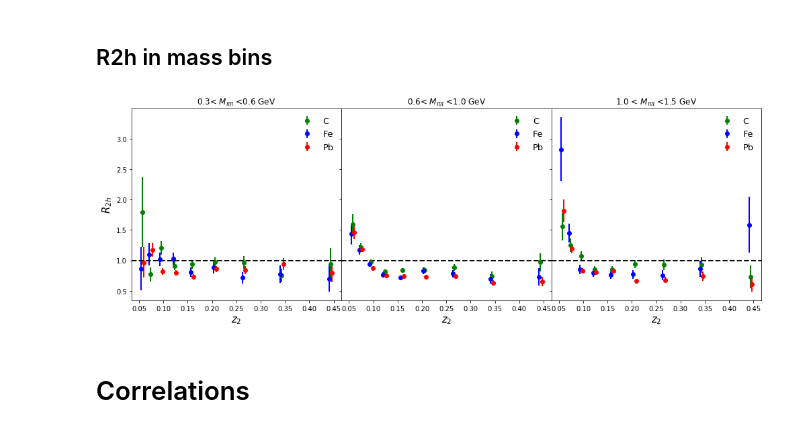
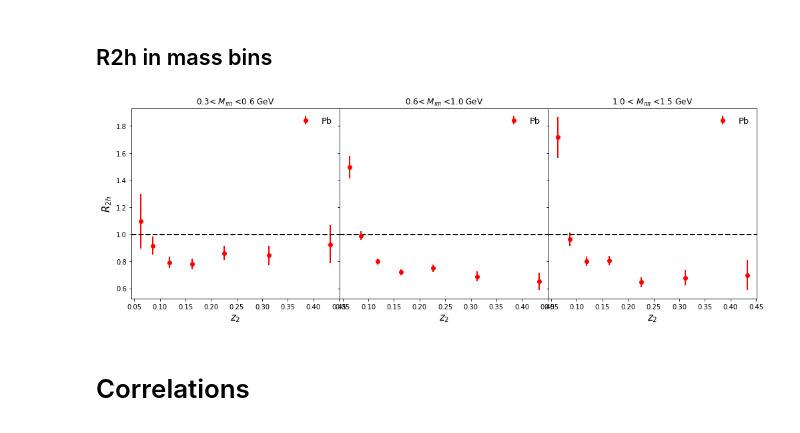
Before and after one commit to miguelignacio/eg2dihadron, a Jupyter notebook: EG2_2picorrelations.ipynb, the cells around one changed output. Saved outputs shown, nothing was run; the diff lists cells and outputs as text; code cells hidden in the pictures.

```diff
--- a/EG2_2picorrelations.ipynb
+++ b/EG2_2picorrelations.ipynb
@@ -117,8 +121,8 @@ def getRatio(df_A,df_D,df_trigger_A,df_trigger_D, query=''):
     #get number of pions with z>0.5
     norm_A = df_trigger_A.query('z>0.5').shape[0]
     norm_D = df_trigger_D.query('z>0.5').shape[0]
-    y_A, x_conditional = np.histogram(df_A.query('z>0.5 '+query)['z_asso'],bins=np.logspace(np.log10(0.05), np.log10(0.5),10))
-    y_D, x_conditional = np.histogram(df_D.query('z>0.5 '+query)['z_asso'],bins=np.logspace(np.log10(0.05), np.log10(0.5),10))
+    y_A, x_conditional = np.histogram(df_A.query('z>0.5 '+query)['z_asso'],bins=np.logspace(np.log10(0.05), np.log10(0.5),8))
+    y_D, x_conditional = np.histogram(df_D.query('z>0.5 '+query)['z_asso'],bins=np.logspace(np.log10(0.05), np.log10(0.5),8))
     x_conditional = (x_conditional[1:] + x_conditional[:-1])/2.0
     err_A = np.true_divide(np.sqrt(y_A),y_A)
     err_D = np.true_divide(np.sqrt(y_D),y_D)
@@ -128,6 +132,22 @@ def getRatio(df_A,df_D,df_trigger_A,df_trigger_D, query=''):
     error_conditional = np.multiply(ratio_conditional, np.sqrt(np.power(err_A,2.0) + np.power(err_D,2.0)))
 
     return ratio_conditional,error_conditional,x_conditional
+# %%
+def applyCut(inputDataframe, cut, text=None):
+    nbeforecut = inputDataframe.shape[0]
+    cutDataframe = inputDataframe.query(cut)
+    if text:
+        print text, cutDataframe.shape[0], ' (%2.2f '%(100.0*cutDataframe.shape[0]/nbeforecut), '%)'
+    return cutDataframe
+def applyCuts(fullDataframe,name='default',isMC=False):
+    dataframe = fullDataframe
+    print 'Entries before cut ', dataframe.shape[0]
+    dataframe.eval('inelasticity = Nu/5.014', inplace=True)
+    dataframe = applyCut(dataframe, 'Q2>1.0', 'Q2>1.0 :')
+    #dataframe = applyCut(dataframe, 'W>2.0', 'W>2.0 :')
+    dataframe = applyCut(dataframe, 'z>0.4', 'z>0.4 :')
+    dataframe = applyCut(dataframe, 'inelasticity<0.85','inelasticity < 0.85')
+    return dataframe
 # %% [markdown]
 ## Get data from Ntuples to dataframes
 # %%
@@ -158,0 +181,4 @@ df['D_trigger'] = pd.concat([df['D_Pb_trigger'],df['D_Fe_trigger'],df['D_C_trigg
+# %%
+for key in df.keys():
+    print key
+    df[key] = applyCuts(df[key])
@@ -252,49 +306,45 @@ plt.show()
 # %%
 fig, axs = plt.subplots(1, 3,sharex=True, sharey=True, figsize=(14,5), gridspec_kw={'hspace': 0, 'wspace':0})
 
-axs[0].errorbar(x,r_C_low,yerr=err_C_low,label='C',fmt='og')
-axs[0].errorbar(x-0.003,r_Fe_low,yerr=err_Fe_low,label='Fe',fmt='ob')
+#axs[0].errorbar(x,r_C_low,yerr=err_C_low,label='C',fmt='og')
+#axs[0].errorbar(x-0.003,r_Fe_low,yerr=err_Fe_low,label='Fe',fmt='ob')
 axs[0].errorbar(x+0.003,r_Pb_low,yerr=err_Pb_low,label='Pb',fmt='or')
 axs[0].legend(frameon=False)
 axs[0].axhline(y=1.0,color='black',linestyle='--')
 axs[0].set_title('0.3< $M_{\pi\pi}$ <0.6 GeV')
 
-axs[1].errorbar(x,r_C_middle,yerr=err_C_middle,label='C',fmt='og')
-axs[1].errorbar(x-0.003,r_Fe_middle,yerr=err_Fe_middle,label='Fe',fmt='ob')
+#axs[1].errorbar(x,r_C_middle,yerr=err_C_middle,label='C',fmt='og')
+#axs[1].errorbar(x-0.003,r_Fe_middle,yerr=err_Fe_middle,label='Fe',fmt='ob')
 axs[1].errorbar(x+0.003,r_Pb_middle,yerr=err_Pb_middle,label='Pb',fmt='or')
 axs[1].axhline(y=1.0,color='black',linestyle='--')
 axs[1].set_title('0.6< $M_{\pi\pi}$ <1.0 GeV')
 axs[1].legend(frameon=False)
 
-axs[2].errorbar(x,r_C_high,yerr=err_C_high,label='C',fmt='og')
-axs[2].errorbar(x-0.003,r_Fe_high,yerr=err_Fe_high,label='Fe',fmt='ob')
+#axs[2].errorbar(x,r_C_high,yerr=err_C_high,label='C',fmt='og')
+#axs[2].errorbar(x-0.003,r_Fe_high,yerr=err_Fe_high,label='Fe',fmt='ob')
 axs[2].errorbar(x+0.003,r_Pb_high,yerr=err_Pb_high,label='Pb',fmt='or')
 axs[2].axhline(y=1.0,color='black',linestyle='--')
 axs[2].set_title('1.0 < $M_{\pi\pi}$ <1.5 GeV')
 axs[2].legend(frameon=False)
 
 ##axs[3].errorbar(x,r_C_veryhigh,yerr=err_C_veryhigh,label='C',fmt='og')
 ##axs[3].errorbar(x-0.003,r_Fe_veryhigh,yerr=err_Fe_veryhigh,label='Fe',fmt='ob')
 ##axs[3].errorbar(x+0.003,r_Pb_veryhigh,yerr=err_Pb_veryhigh,label='Pb',fmt='or')
 ##axs[3].axhline(y=1.0,color='black',linestyle='--')
 ##axs[3].set_title('1.5 < $M_{\pi\pi}$ <2.0 GeV')
 ##axs[3].legend(frameon=False)
 
-
-
-
-
 axs[0].xaxis.set_label_text('$z_{2}$',fontsize=15)
 axs[1].xaxis.set_label_text('$z_{2}$',fontsize=15)
 axs[2].xaxis.set_label_text('$z_{2}$',fontsize=15)
 
 axs[0].yaxis.set_label_text('$R_{2h}$',fontsize=15)
 
 plt.tight_layout()
 plt.savefig('R2h_massdependence.png')
 plt.show()
 # %% [output]
-[figure, old version]
+[figure, new version]
 # %% [markdown]
 # Correlations
 # %%
```
Also changed, not shown: parts of 21 cells of this notebook, 2 other files.
